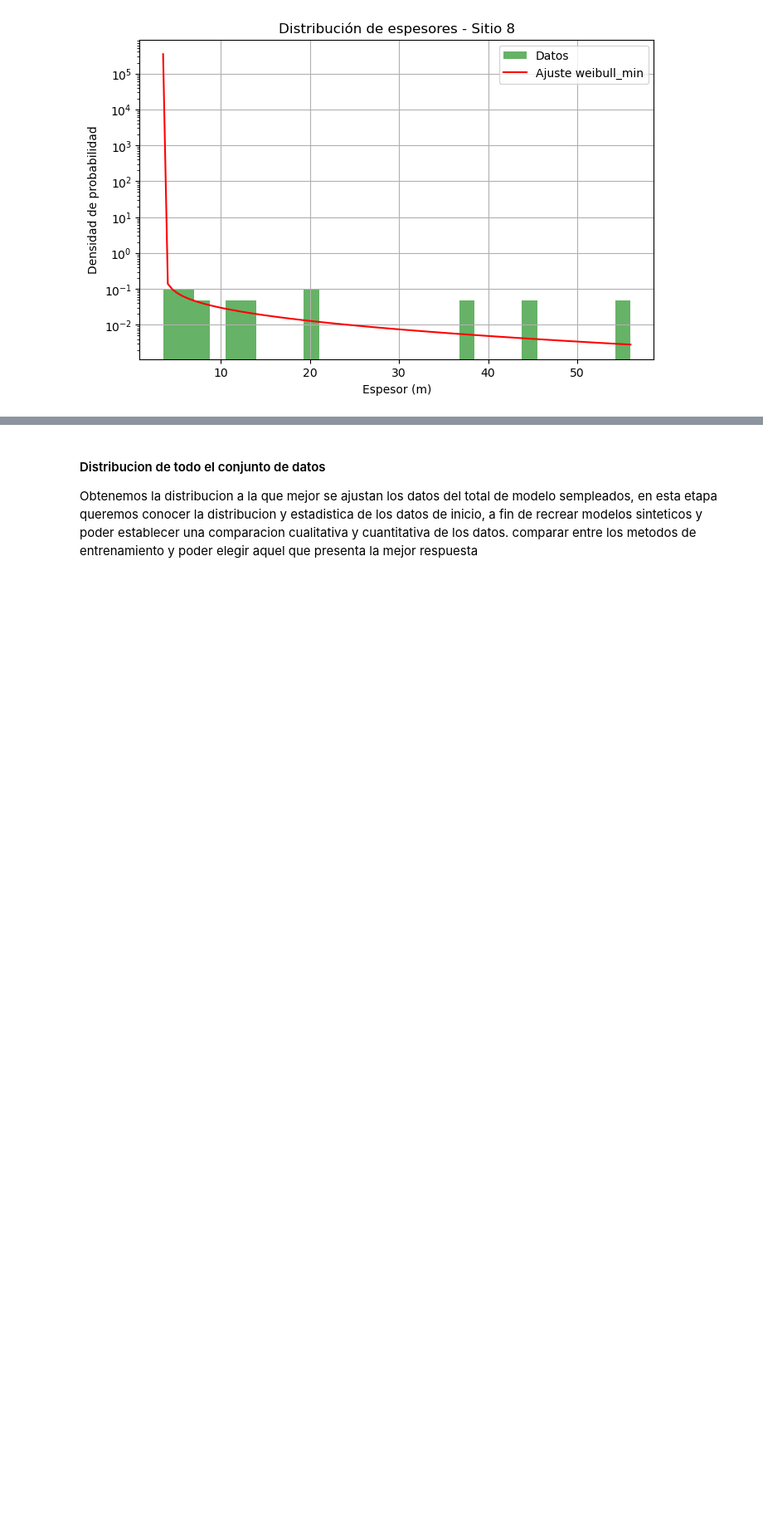
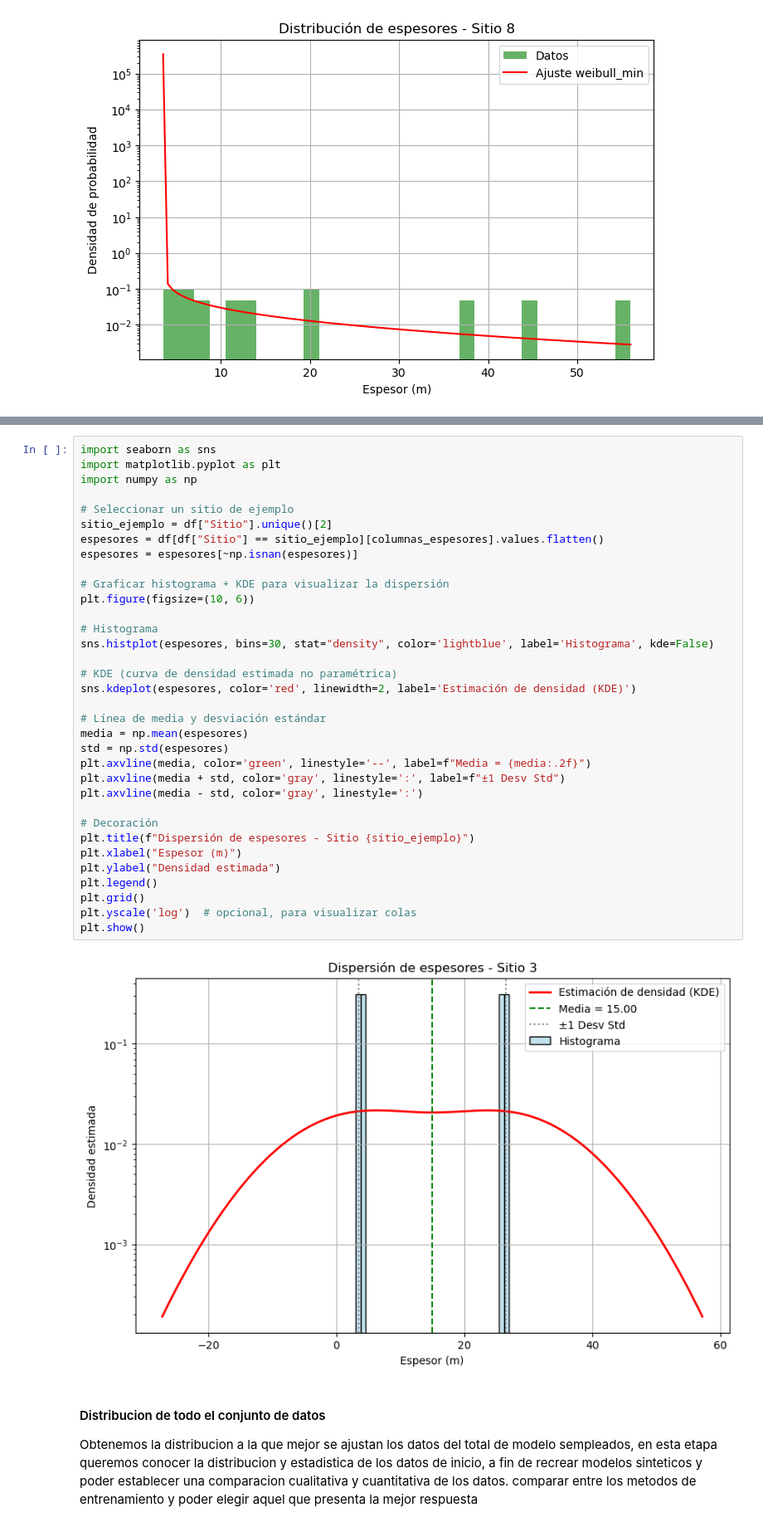
Before and after one commit to JuanJT117/TESIS-MCD, a Jupyter notebook: WorkWorkWork/Datos_Sinteticos_AB2.ipynb, the cells around one changed output, grey strips where cells are left out. Shown at 83% size. Drawn from its saved outputs; the diff is of its cells as text; blank space fills up the shorter version.

```diff
--- a/WorkWorkWork/Datos_Sinteticos_AB2.ipynb
+++ b/WorkWorkWork/Datos_Sinteticos_AB2.ipynb
@@ -150,3 +321,39 @@ plt.show()
+# %%
+import seaborn as sns
+import matplotlib.pyplot as plt
+import numpy as np
+
+# Seleccionar un sitio de ejemplo
+sitio_ejemplo = df["Sitio"].unique()[2]
+espesores = df[df["Sitio"] == sitio_ejemplo][columnas_espesores].values.flatten()
+espesores = espesores[~np.isnan(espesores)]
+
+# Graficar histograma + KDE para visualizar la dispersión
+plt.figure(figsize=(10, 6))
+
+# Histograma
+sns.histplot(espesores, bins=30, stat="density", color='lightblue', label='Histograma', kde=False)
+
+# KDE (curva de densidad estimada no paramétrica)
+sns.kdeplot(espesores, color='red', linewidth=2, label='Estimación de densidad (KDE)')
+
+# Línea de media y desviación estándar
+media = np.mean(espesores)
+std = np.std(espesores)
+plt.axvline(media, color='green', linestyle='--', label=f"Media = {media:.2f}")
+plt.axvline(media + std, color='gray', linestyle=':', label=f"±1 Desv Std")
+plt.axvline(media - std, color='gray', linestyle=':')
+
+# Decoración
+plt.title(f"Dispersión de espesores - Sitio {sitio_ejemplo}")
+plt.xlabel("Espesor (m)")
+plt.ylabel("Densidad estimada")
+plt.legend()
+plt.grid()
+plt.yscale('log')  # opcional, para visualizar colas
+plt.show()
+# %% [output]
+[figure, added]
 # %% [markdown]
 #### Distribucion de todo el conjunto de datos
 
```
Also changed, not shown: parts of 7 cells of this notebook, 6 other files.
